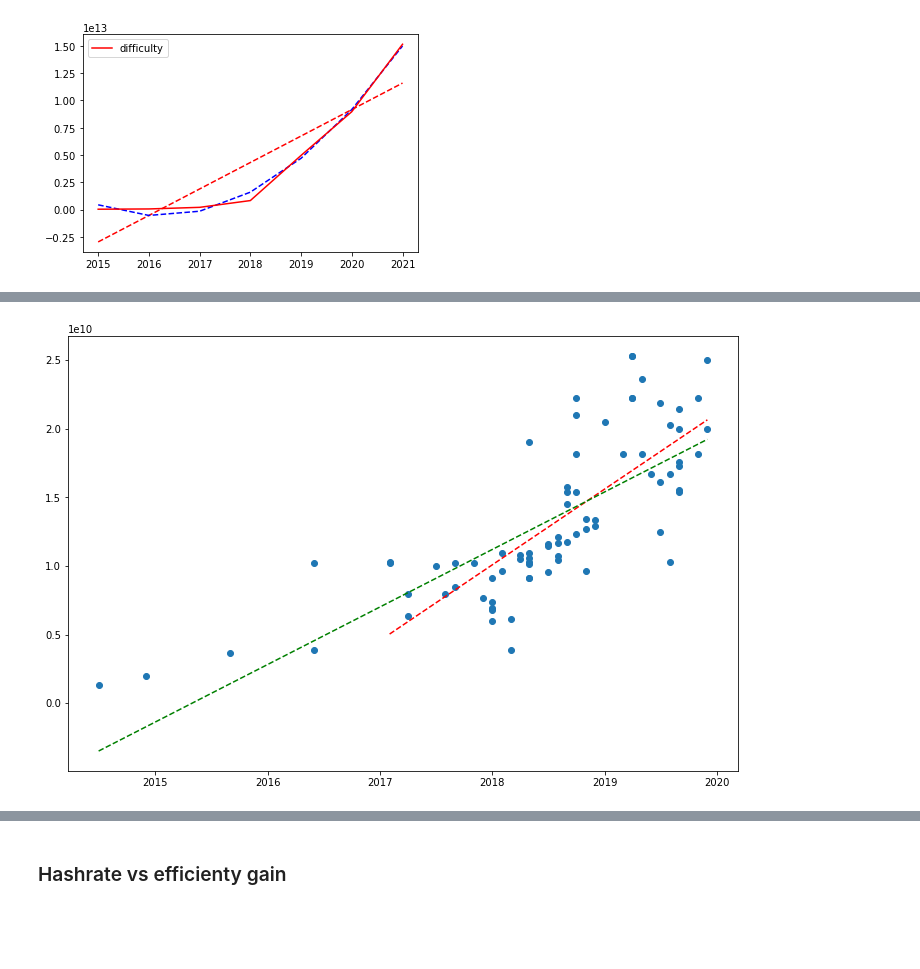
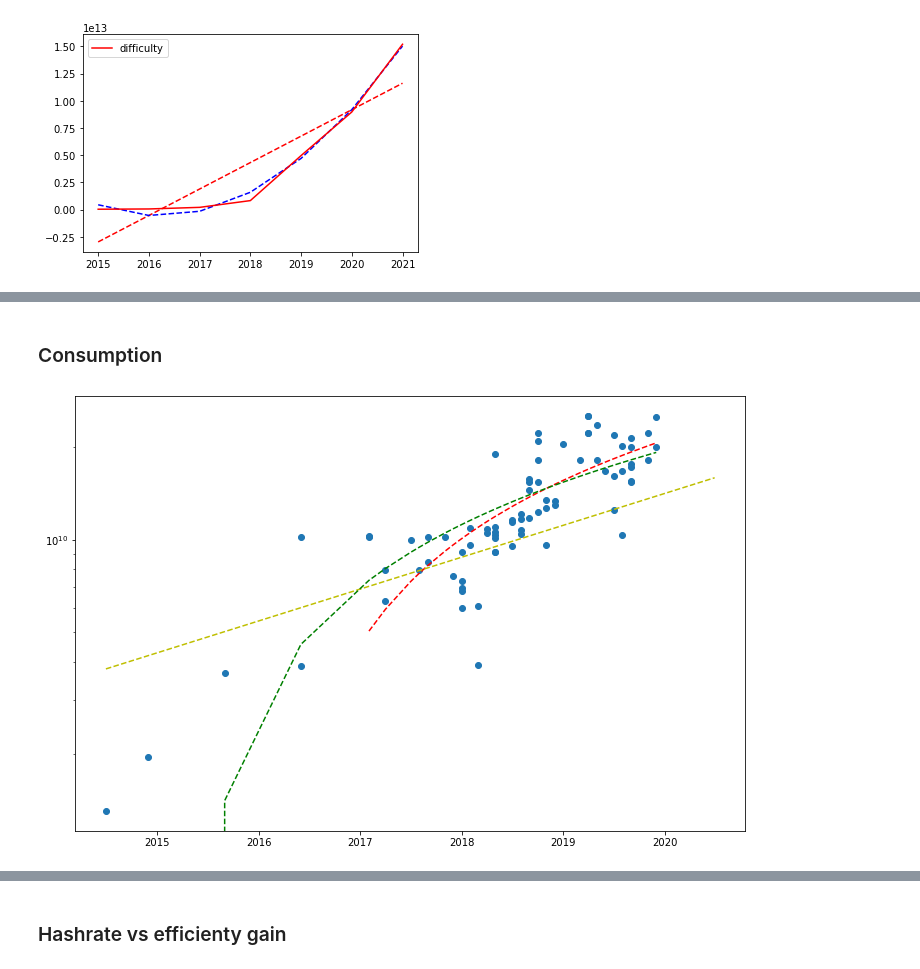
Before and after one commit to Lukasdeloose/sustainable_blockchain, a Jupyter notebook: data_analysis/history.ipynb, the cells around one changed output, grey strips where cells are left out. Cells and saved outputs as stored; diff of their text form; code cells hidden in the pictures; blank space fills up the shorter version.

Commit message:
koomeys law

```diff
--- a/data_analysis/history.ipynb
+++ b/data_analysis/history.ipynb
@@ -466,0 +475,2 @@ bitcoin
+# %% [markdown]
+### Consumption
@@ -467,26 +486,61 @@ bitcoin
+# %%
+intervals = intervals/6
+efficiency = efficiency/6
+# %%
+start_date = start_hardware.release_date+timedelta(days=intervals)
+# %%
+"""
+Average over first hardware
+"""
+def n(t, efficiency, start_date):
+    n_0 = efficiency
+    t_delta = (t - start_date).days/365
+    return n_0*(1.27**t_delta)
+# Create date
+days_future = 365*6
+base = start_hardware.release_date
+date_list = [base + timedelta(days=x) for x in range(days_future)]
+hardware_consumption_pred = list(map(lambda x: n(x, efficiency, start_date), date_list))
+# %%
+# Koomey's law
+start_hardware = hardware.loc[3]
+def n(start_hardware, t):
+    n_0 = start_hardware.efficiency
+    start_date = start_hardware.release_date
+    t_delta = (t - start_date).days/365
+    return n_0*(1.27**t_delta)
+
+# Create date
+days_future = 365*4
+base = start_hardware.release_date
+date_list = [base + timedelta(days=x) for x in range(days_future)]
+hardware_consumption_pred = list(map(lambda x: n(start_hardware, x), date_list))
 # %%
 outliers = True
 plt.figure(figsize=(12,8))
 
 hardware_new = hardware[hardware.release_date > datetime(2017,1,1)]
 
 x = mdates.date2num(hardware_new.release_date)
 z = np.polyfit(x, hardware_new['efficiency'], 1)
 p = np.poly1d(z)
 plt.plot(x,p(x),"r--")
 
+plt.plot(date_list, hardware_consumption_pred, "y--")
+
+
 if outliers:
     x2 = mdates.date2num(hardware.release_date)
     z2 = np.polyfit(x2,hardware['efficiency'], 1)
     p2 = np.poly1d(z2)
     plt.plot(x2,p2(x2),"g--")
     plt.scatter(hardware['release_date'], hardware['efficiency'])
 else :
     plt.scatter(hardware_new['release_date'], hardware_new['efficiency'])
-#plt.yscale('log')
+plt.yscale('log')
 plt.show()
 # %% [output]
-[figure, old version]
+[figure, new version]
 # %%
 bitcoin_new = bitcoin[bitcoin.index > datetime(2017,1,1)]
 
```
Also changed, not shown: parts of 50 cells of this notebook, 4 other files.
